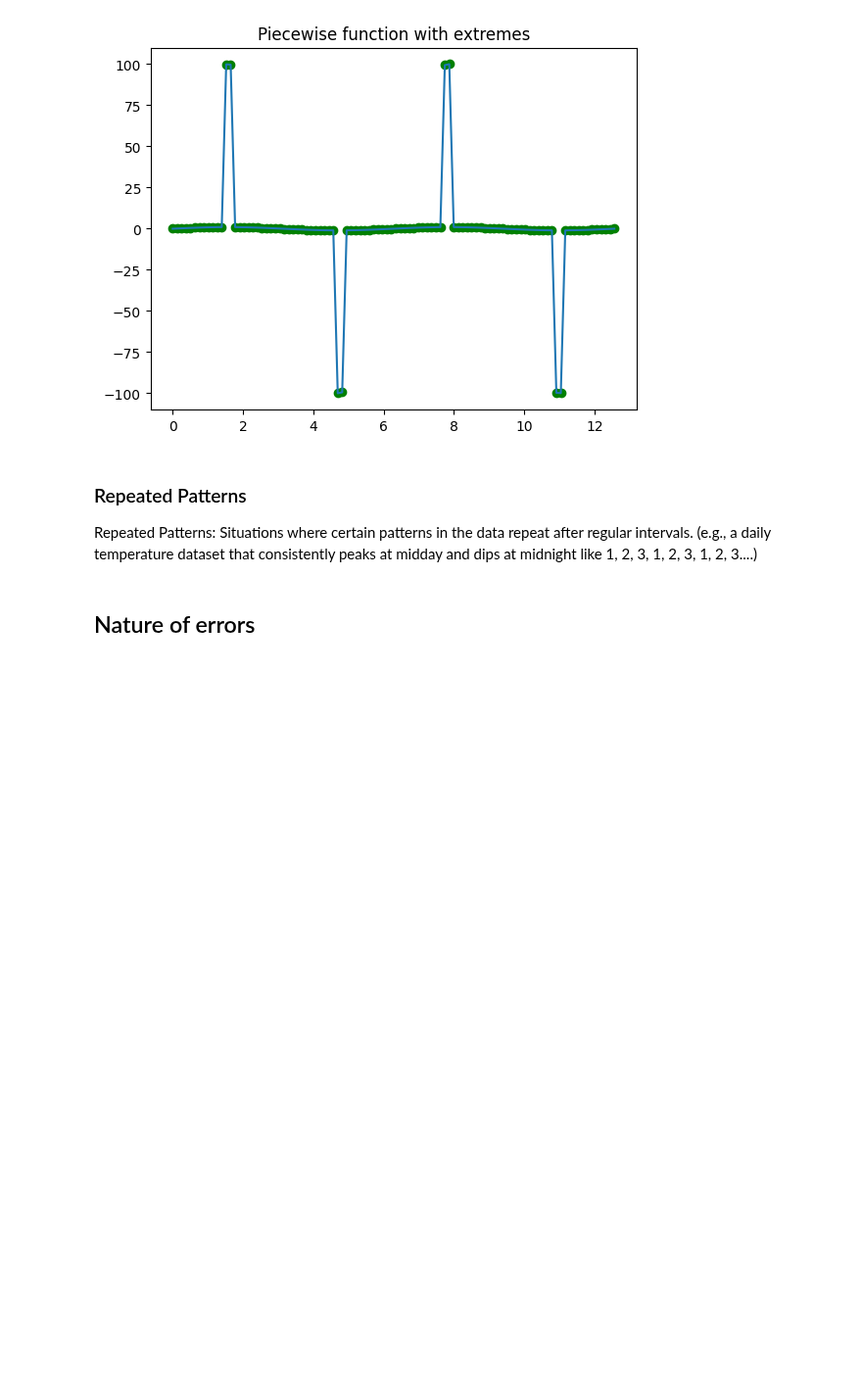
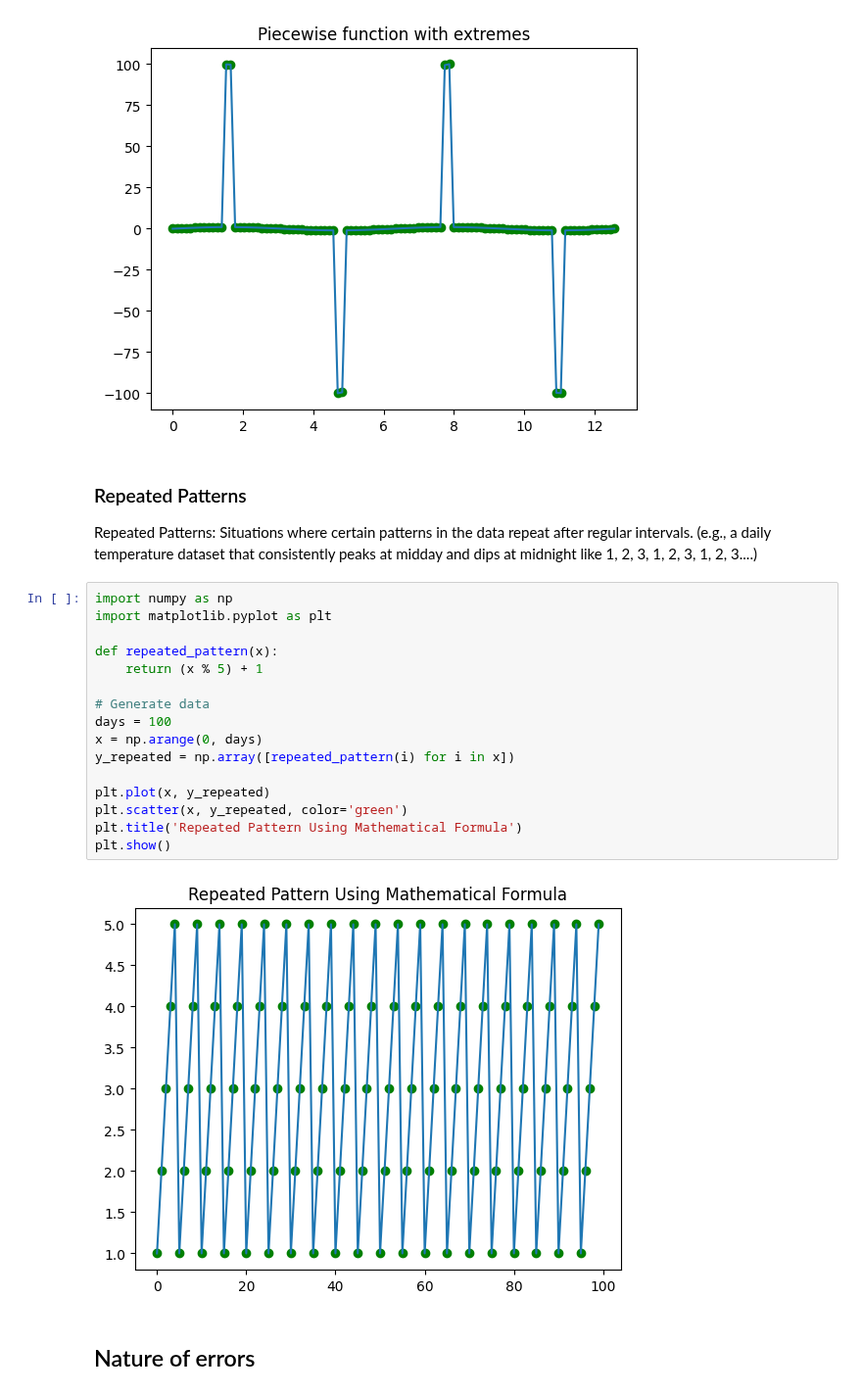
Before and after one commit to ranggakd/DAIly, a Jupyter notebook: ideas/regression_forecasting_metrics/Metrics_Exploration.ipynb, the cells around one changed output. Shown at 98% size. Drawn from its saved outputs; the diff is of its cells as text; blank space fills up the shorter version.

```diff
--- a/ideas/regression_forecasting_metrics/Metrics_Exploration.ipynb
+++ b/ideas/regression_forecasting_metrics/Metrics_Exploration.ipynb
@@ -1889,6 +1889,24 @@ plt.show()
 ### Repeated Patterns
 
 Repeated Patterns: Situations where certain patterns in the data repeat after regular intervals. (e.g., a daily temperature dataset that consistently peaks at midday and dips at midnight like 1, 2, 3, 1, 2, 3, 1, 2, 3....)
+# %%
+import numpy as np
+import matplotlib.pyplot as plt
+
+def repeated_pattern(x):
+    return (x % 5) + 1
+
+# Generate data
+days = 100
+x = np.arange(0, days)
+y_repeated = np.array([repeated_pattern(i) for i in x])
+
+plt.plot(x, y_repeated)
+plt.scatter(x, y_repeated, color='green')
+plt.title('Repeated Pattern Using Mathematical Formula')
+plt.show()
+# %% [output]
+[figure, added]
 # %% [markdown]
 ## Nature of errors
 # %% [markdown]
```
